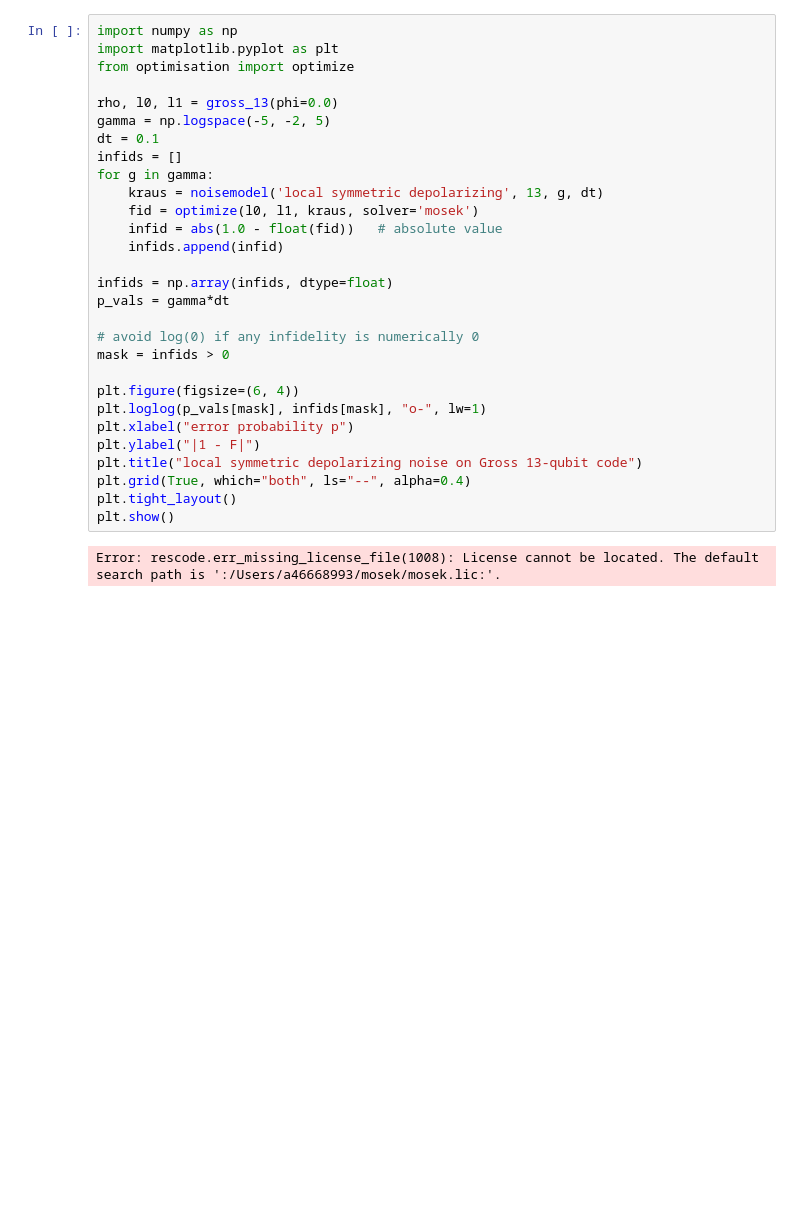
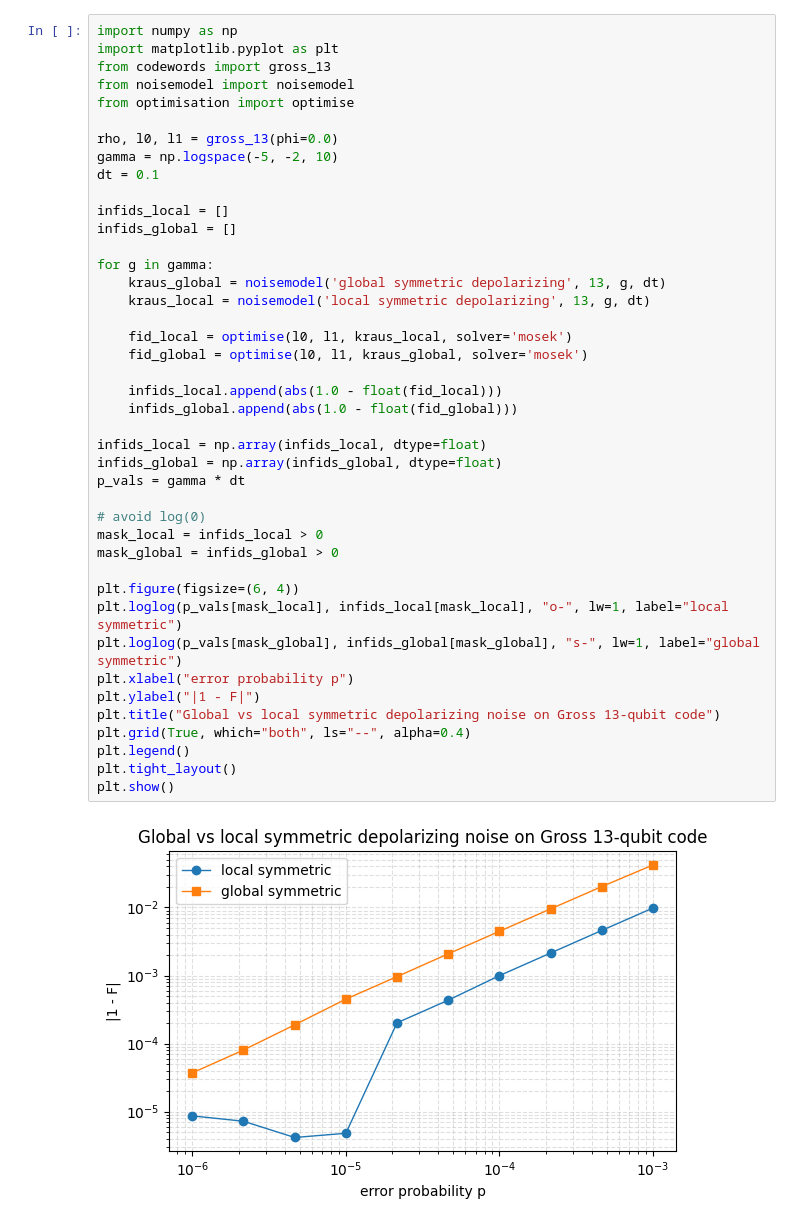
Before and after one commit to OmprakashChandra/qer-pi, a Jupyter notebook: python/testing.ipynb, the cells around one changed output. Drawn from its saved outputs; the diff is of its cells as text; blank space fills up the shorter version.

```diff
--- a/python/testing.ipynb
+++ b/python/testing.ipynb
@@ -12,31 +11,44 @@ from optimisation import*
 # %%
 import numpy as np
 import matplotlib.pyplot as plt
-from optimisation import optimize
+from codewords import gross_13
+from noisemodel import noisemodel
+from optimisation import optimise
 
 rho, l0, l1 = gross_13(phi=0.0)
-gamma = np.logspace(-5, -2, 5)
+gamma = np.logspace(-5, -2, 10)
 dt = 0.1
-infids = []
+
+infids_local = []
+infids_global = []
+
 for g in gamma:
-    kraus = noisemodel('local symmetric depolarizing', 13, g, dt)
-    fid = optimize(l0, l1, kraus, solver='mosek')
-    infid = abs(1.0 - float(fid))   # absolute value
-    infids.append(infid)
+    kraus_global = noisemodel('global symmetric depolarizing', 13, g, dt)
+    kraus_local = noisemodel('local symmetric depolarizing', 13, g, dt)
 
-infids = np.array(infids, dtype=float)
-p_vals = gamma*dt
+    fid_local = optimise(l0, l1, kraus_local, solver='mosek')
+    fid_global = optimise(l0, l1, kraus_global, solver='mosek')
 
-# avoid log(0) if any infidelity is numerically 0
-mask = infids > 0
+    infids_local.append(abs(1.0 - float(fid_local)))
+    infids_global.append(abs(1.0 - float(fid_global)))
+
+infids_local = np.array(infids_local, dtype=float)
+infids_global = np.array(infids_global, dtype=float)
+p_vals = gamma * dt
+
+# avoid log(0)
+mask_local = infids_local > 0
+mask_global = infids_global > 0
 
 plt.figure(figsize=(6, 4))
-plt.loglog(p_vals[mask], infids[mask], "o-", lw=1)
+plt.loglog(p_vals[mask_local], infids_local[mask_local], "o-", lw=1, label="local symmetric")
+plt.loglog(p_vals[mask_global], infids_global[mask_global], "s-", lw=1, label="global symmetric")
 plt.xlabel("error probability p")
 plt.ylabel("|1 - F|")
-plt.title("local symmetric depolarizing noise on Gross 13-qubit code")
+plt.title("Global vs local symmetric depolarizing noise on Gross 13-qubit code")
 plt.grid(True, which="both", ls="--", alpha=0.4)
+plt.legend()
 plt.tight_layout()
 plt.show()
 # %% [output]
-Error: rescode.err_missing_license_file(1008): License cannot be located. The default search path is ':/Users/a46668993/mosek/mosek.lic:'.
+[figure, added]
```
Also changed, not shown: parts of 5 cells of this notebook, 37 other files.
